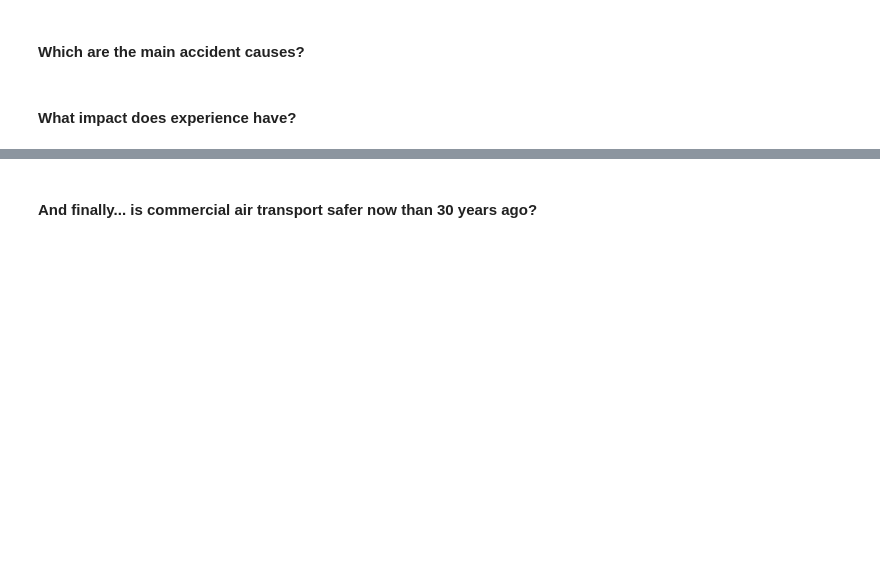
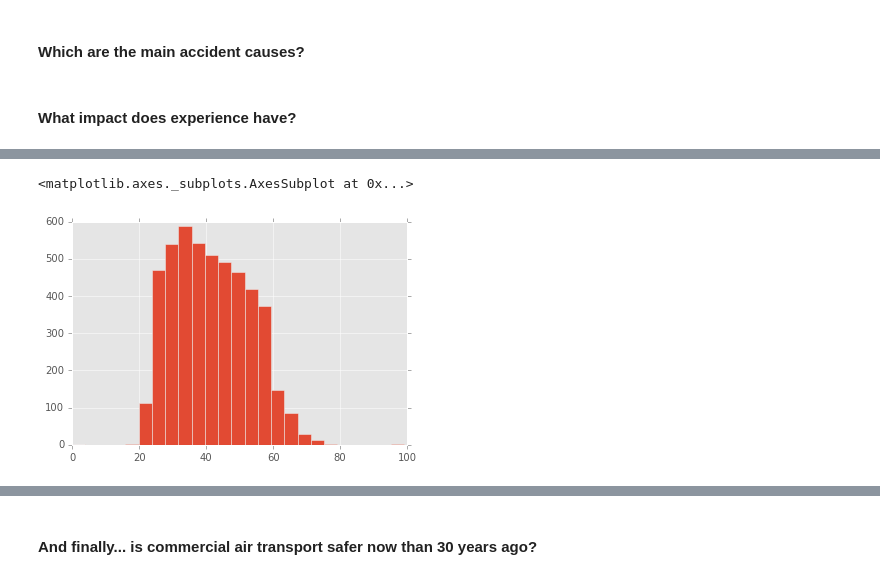
Before and after one commit to AeroPython/remove-before-flight, a Jupyter notebook: talk.ipynb, the cells around one changed output, grey strips where cells are left out. Drawn from its saved outputs; the diff is of its cells as text; code cells hidden in the pictures; blank space fills up the shorter version.

Commit message:
Analysing age of the pilots: ongoing

```diff
--- a/talk.ipynb
+++ b/talk.ipynb
@@ -404,3 +404,9 @@ Using matplotlib backend: Qt4Agg
 #### Which are the main accident causes?
 # %% [markdown]
 #### What impact does experience have?
+# %%
+flight_crew = pd.read_csv('./data/flight_crew.csv')
+
+# Only crew for the selected events:
+flight_crew = flight_crew[flight_crew['ev_id'].isin(events['ev_id'])]
+flight_crew.head(5)
@@ -406,0 +420,11 @@ Using matplotlib backend: Qt4Agg
+# %%
+%matplotlib inline
+# Remove spaces
+flight_crew['crew_category'] = flight_crew['crew_category'].str.strip()
+
+# Pilots and copilots
+crew_cat = ['PLT', 'CPLT']
+cond = flight_crew['crew_category'].isin(crew_cat)
+flight_crew['crew_category'] = flight_crew[cond]
+
+flight_crew['crew_age'].describe()
@@ -406,0 +441,5 @@ Using matplotlib backend: Qt4Agg
+# %%
+flight_crew['crew_age'].hist(bins=25)
+# %% [output]
+<matplotlib.axes._subplots.AxesSubplot at 0x...>
+[figure, added]
```
Also changed, not shown: parts of 6 cells of this notebook, 2 other files.
